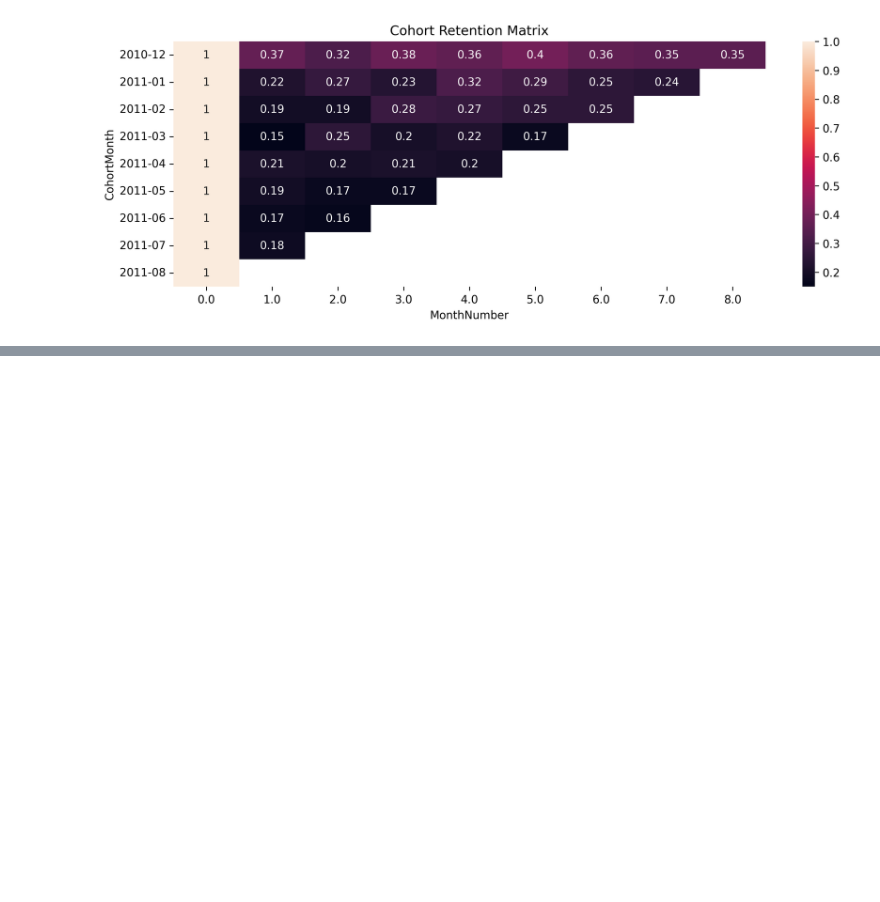
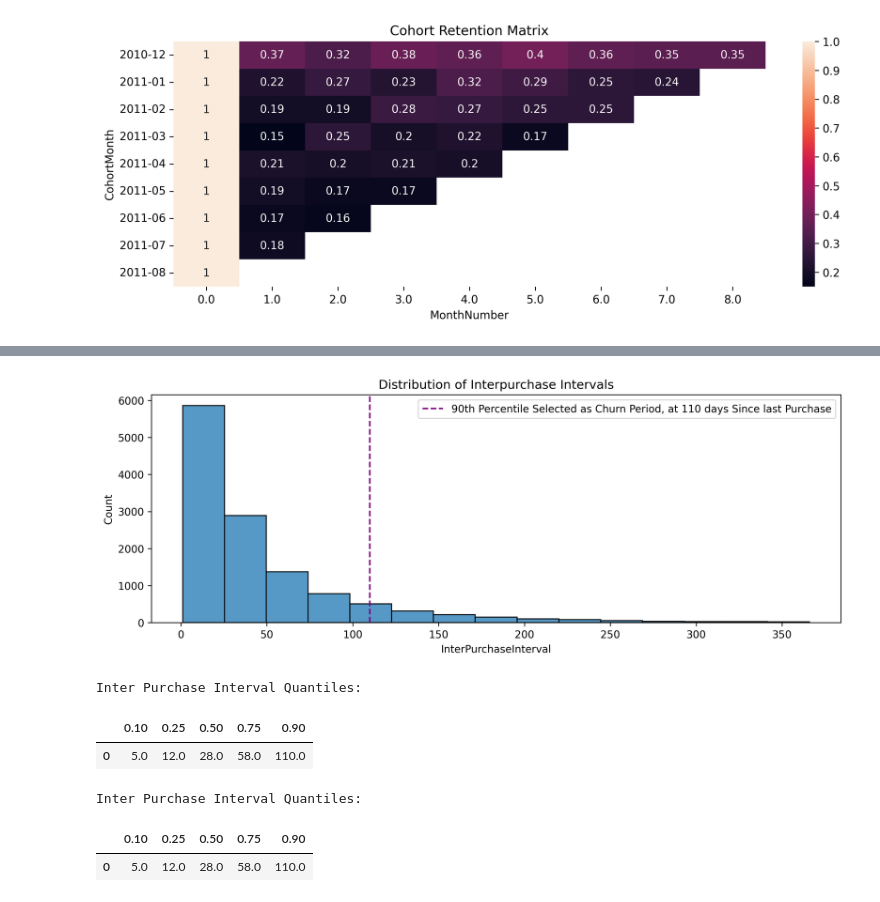
Before and after one commit to mundundan-star/online-retail-customer-analytics, a Jupyter notebook: 4_0_Retention_and_Churn_Analysis.ipynb, the cells around one changed output, grey strips where cells are left out. Saved outputs shown, nothing was run; the diff lists cells and outputs as text; code cells hidden in the pictures; blank space fills up the shorter version.

```diff
--- a/4_0_Retention_and_Churn_Analysis.ipynb
+++ b/4_0_Retention_and_Churn_Analysis.ipynb
@@ -78,0 +87,37 @@ plt.show()
+# %%
+query = """
+SELECT "CustomerID",
+    "InvoiceDate"
+FROM v_clean_sales_analytics
+"""
+
+ipi_df = pd.read_sql(text(query), con = engine)
+
+ipi_df.sort_values(["CustomerID", "InvoiceDate"], inplace = True)
+ipi_df['InvoiceDate'] = pd.to_datetime(ipi_df['InvoiceDate'])
+
+ipi_df['InterPurchaseInterval'] = np.where(ipi_df['CustomerID'] == ipi_df['CustomerID'].shift(1),
+                                           (ipi_df['InvoiceDate'] - ipi_df['InvoiceDate'].shift(1)).dt.days, 0)
+
+
+plt.figure(figsize = (12,4), dpi = 300)
+sns.histplot(data = ipi_df.query('InterPurchaseInterval!= 0'), x = 'InterPurchaseInterval', bins = 15)
+plt.axvline(x = 110, label = "90th Percentile Selected as Churn Period, at 110 days Since last Purchase", linestyle = '--', color = 'purple')
+plt.title("Distribution of Interpurchase Intervals")
+plt.legend()
+plt.show()
+
+print('Inter Purchase Interval Quantiles:')
+pd.DataFrame(np.quantile(ipi_df.query('InterPurchaseInterval > 0')['InterPurchaseInterval'], [0.1, 0.25, 0.5, 0.75, 0.9]), index = [0.1, 0.25, 0.5, 0.75, 0.9]).transpose()
+# %% [output]
+[figure, added]
+Inter Purchase Interval Quantiles:
+|  | 0.10 | 0.25 | 0.50 | 0.75 | 0.90 |
+| 0 | 5.0 | 12.0 | 28.0 | 58.0 | 110.0 |
+# %%
+print('Inter Purchase Interval Quantiles:')
+pd.DataFrame(np.quantile(ipi_df.query('InterPurchaseInterval > 0')['InterPurchaseInterval'], [0.1, 0.25, 0.5, 0.75, 0.9]), index = [0.1, 0.25, 0.5, 0.75, 0.9]).transpose()
+# %% [output]
+Inter Purchase Interval Quantiles:
+|  | 0.10 | 0.25 | 0.50 | 0.75 | 0.90 |
+| 0 | 5.0 | 12.0 | 28.0 | 58.0 | 110.0 |
```
Also changed, not shown: parts of 2 cells of this notebook.
